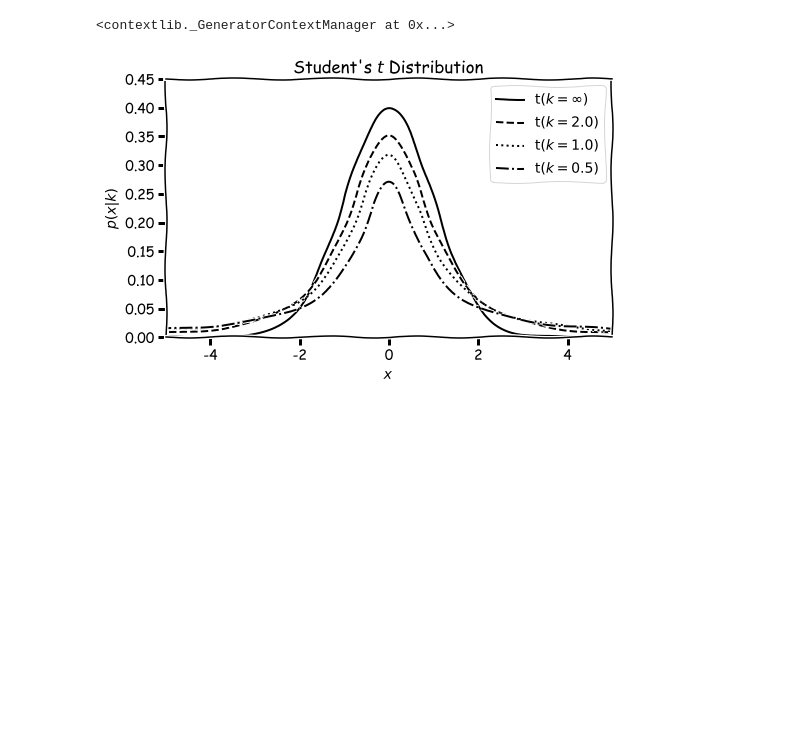
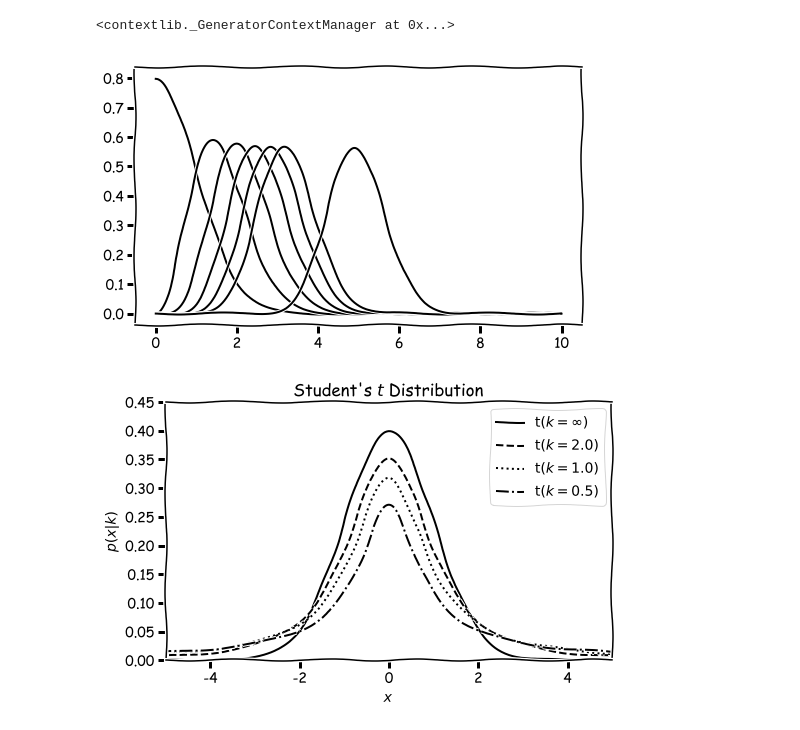
Before and after one commit to buruzaemon/stats-110, a Jupyter notebook: Lecture_30.ipynb, the cells around one changed output. Drawn from its saved outputs; the diff is of its cells as text; code cells hidden in the pictures; blank space fills up the shorter version.

```diff
--- a/Lecture_30.ipynb
+++ b/Lecture_30.ipynb
@@ -11,6 +11,23 @@ from scipy.stats import t
 plt.xkcd()
 # %% [output]
 <contextlib._GeneratorContextManager at 0x...>
+# %%
+k_values = [1,3,5,7,9,11]
+x = np.linspace(0, 10, 1000)
+
+# plot the distributions
+fig, ax = plt.subplots(figsize=(8, 4.75))
+dist = chi(x)
+
+for k in k_values:
+    dist = chi(k, 0)
+
+    plt.plot(x, dist.pdf(x), c='black')
+
+plt.legend()
+plt.show()
+# %% [output]
+[figure, added]
 # %%
 mu = 0
 k_values = [1E10, 2, 1, 0.5]
```
Also changed, not shown: parts of 1 cell of this notebook, 2 other files.
